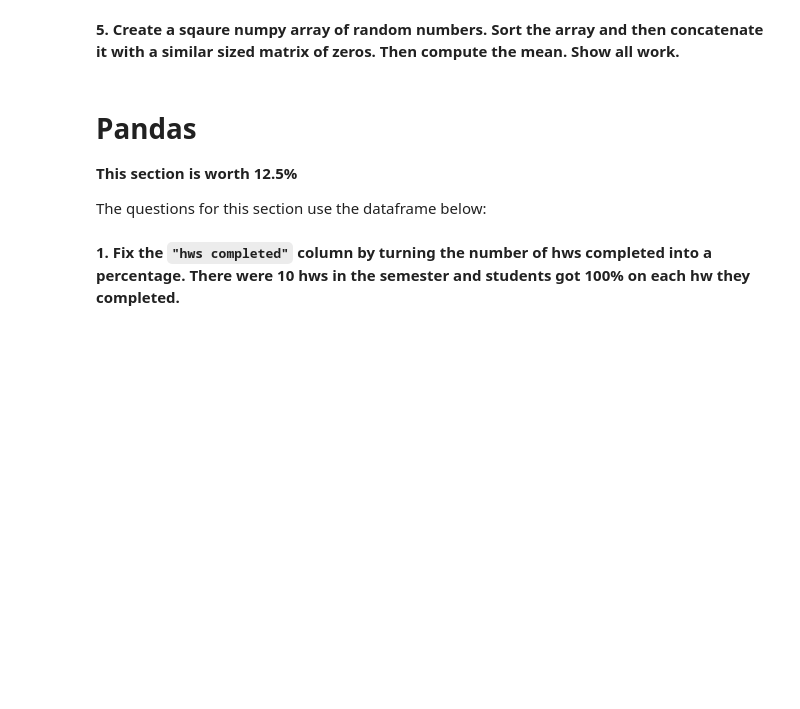
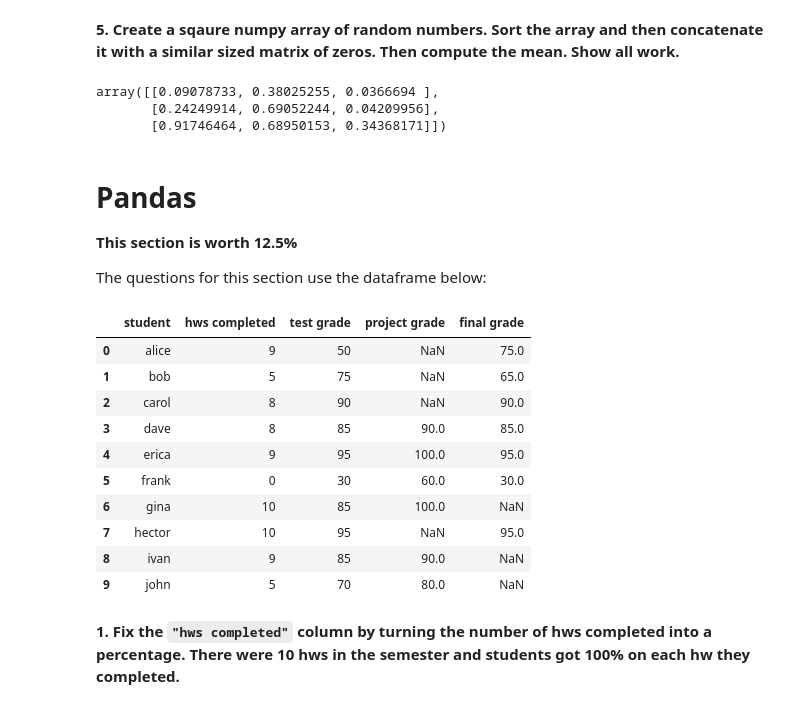
Before and after one commit to clarimayo/Jupyter_notebooks, a Jupyter notebook: Assessment 2 Study Materials/phase-2-practice-assessment.ipynb, the cells around one changed output. Cells and saved outputs as stored; diff of their text form; code cells hidden in the pictures; blank space fills up the shorter version.

```diff
--- a/Assessment 2 Study Materials/phase-2-practice-assessment.ipynb
+++ b/Assessment 2 Study Materials/phase-2-practice-assessment.ipynb
@@ -112,5 +196,12 @@ $$ y = |x|$$
 # %% [markdown]
 **5. Create a sqaure numpy array of random numbers. Sort the array and then concatenate it with a similar sized matrix of zeros. Then compute the mean. Show all work.**
+# %%
+random_matrix = np.random.rand(3,3)
+random_matrix
+# %% [output]
+array([[0.09078733, 0.38025255, 0.0366694 ],
+       [0.24249914, 0.69052244, 0.04209956],
+       [0.91746464, 0.68950153, 0.34368171]])
 # %% [markdown]
 # Pandas
 
@@ -120,17 +211,28 @@ The questions for this section use the dataframe below:
 # %%
 df = pd.DataFrame([
 ["alice", 9, 50, np.nan,75],
 ["bob", 5, 75, np.nan, 65],
 ["carol", 8, 90, np.nan, 90],
 ["dave", 8, 85, 90, 85],
 ["erica", 9, 95, 100, 95],
 ["frank", 0, 30, 60, 30],
 ["gina", 10,85, 100, np.nan],
 ["hector", 10, 95, np.nan, 95],
 ["ivan", 9,85, 90, np.nan],
 ["john", 5,70, 80, np.nan]
-], columns=['student', 'hws completed', 'test average', 'project grade', 'final score'])
-
+], columns=['student', 'hws completed', 'test grade', 'project grade', 'final grade'])
 df
+# %% [output]
+|  | student | hws completed | test grade | project grade | final grade |
+| 0 | alice | 9 | 50 | NaN | 75.0 |
+| 1 | bob | 5 | 75 | NaN | 65.0 |
+| 2 | carol | 8 | 90 | NaN | 90.0 |
+| 3 | dave | 8 | 85 | 90.0 | 85.0 |
+| 4 | erica | 9 | 95 | 100.0 | 95.0 |
+| 5 | frank | 0 | 30 | 60.0 | 30.0 |
+| 6 | gina | 10 | 85 | 100.0 | NaN |
+| 7 | hector | 10 | 95 | NaN | 95.0 |
+| 8 | ivan | 9 | 85 | 90.0 | NaN |
+| 9 | john | 5 | 70 | 80.0 | NaN |
 # %% [markdown]
 **1. Fix the `"hws completed"` column by turning the number of hws completed into a percentage. There were 10 hws in the semester and students got 100% on each hw they completed.**
```
Also changed, not shown: parts of 36 cells of this notebook, 1 other file.
